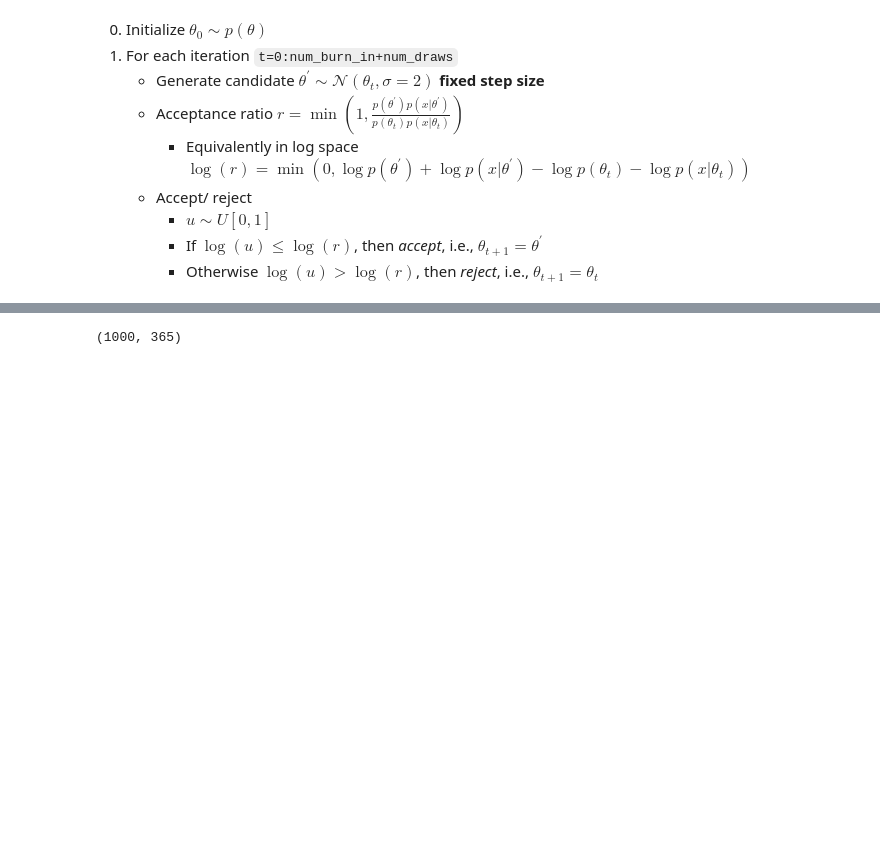
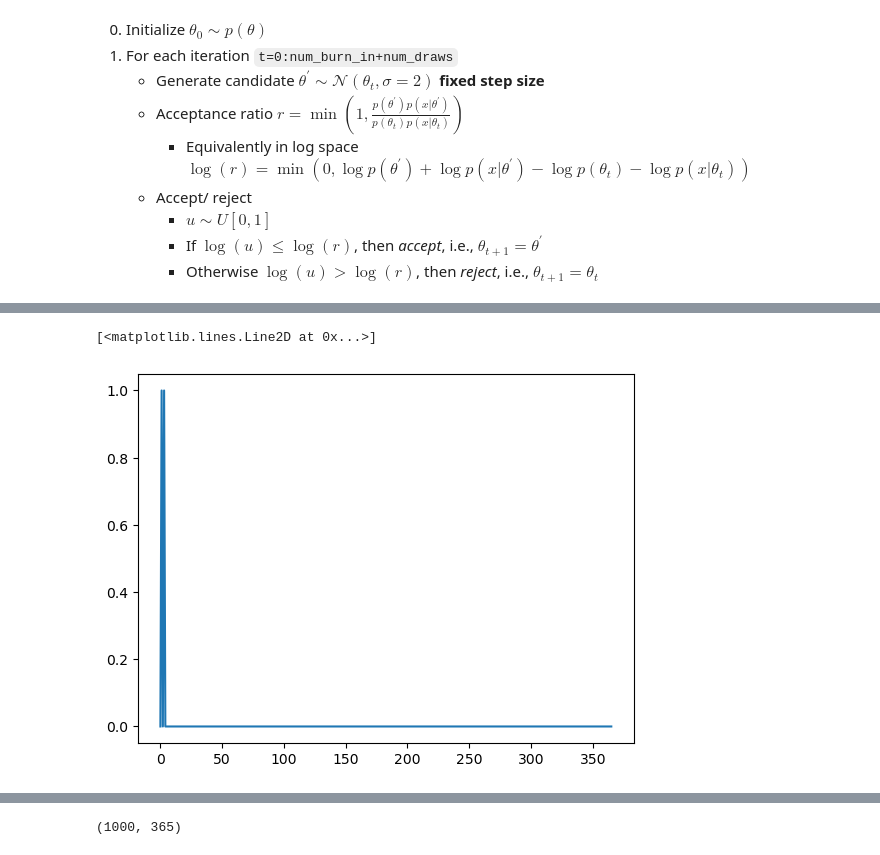
Before and after one commit to hwunrow/epykalman, a Jupyter notebook: src/metropolis_hastings.ipynb, the cells around one changed output, grey strips where cells are left out. Drawn from its saved outputs; the diff is of its cells as text; code cells hidden in the pictures; blank space fills up the shorter version.

```diff
--- a/src/metropolis_hastings.ipynb
+++ b/src/metropolis_hastings.ipynb
@@ -275,0 +570,3 @@ ValueError: zero-size array to reduction operation minimum which has no identity
+# %%
+S, Ir, R, i2000 = integrate(t_I=t_I, N=N, S0 = N - trace[2000]['I0'], n_t = n_t, **trace[2000])
+i2000
@@ -275,0 +611,5 @@ ValueError: zero-size array to reduction operation minimum which has no identity
+# %%
+plt.plot(i2000)
+# %% [output]
+[<matplotlib.lines.Line2D at 0x...>]
+[figure, added]
```
Also changed, not shown: parts of 23 cells of this notebook.
